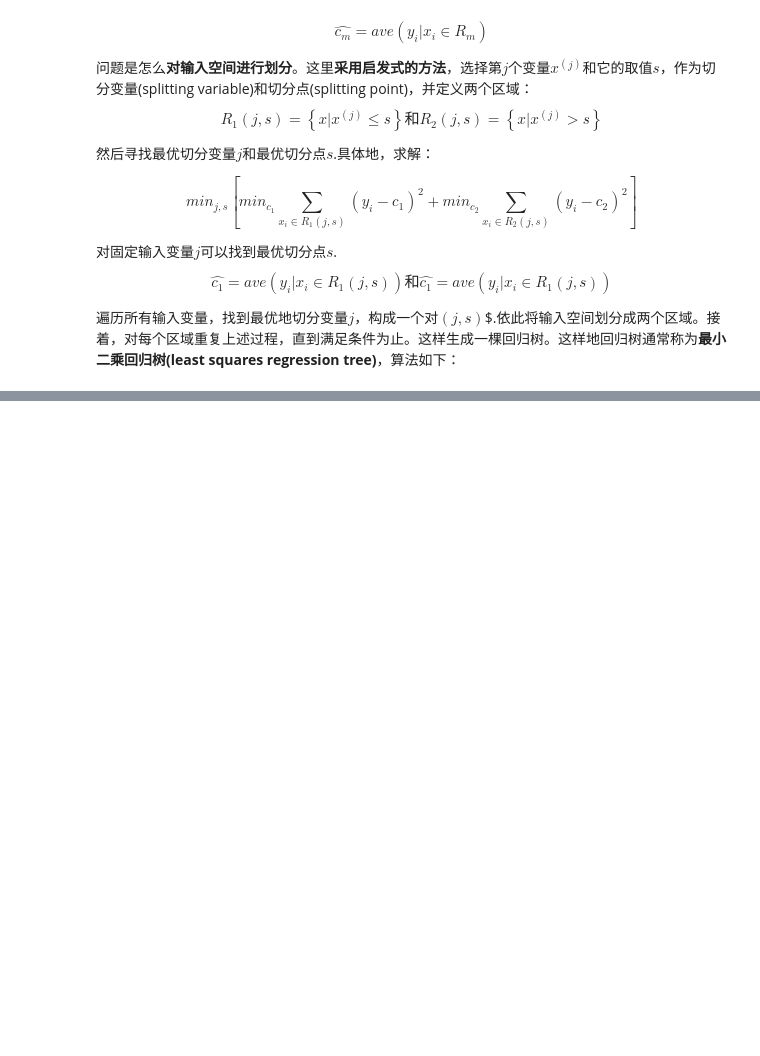
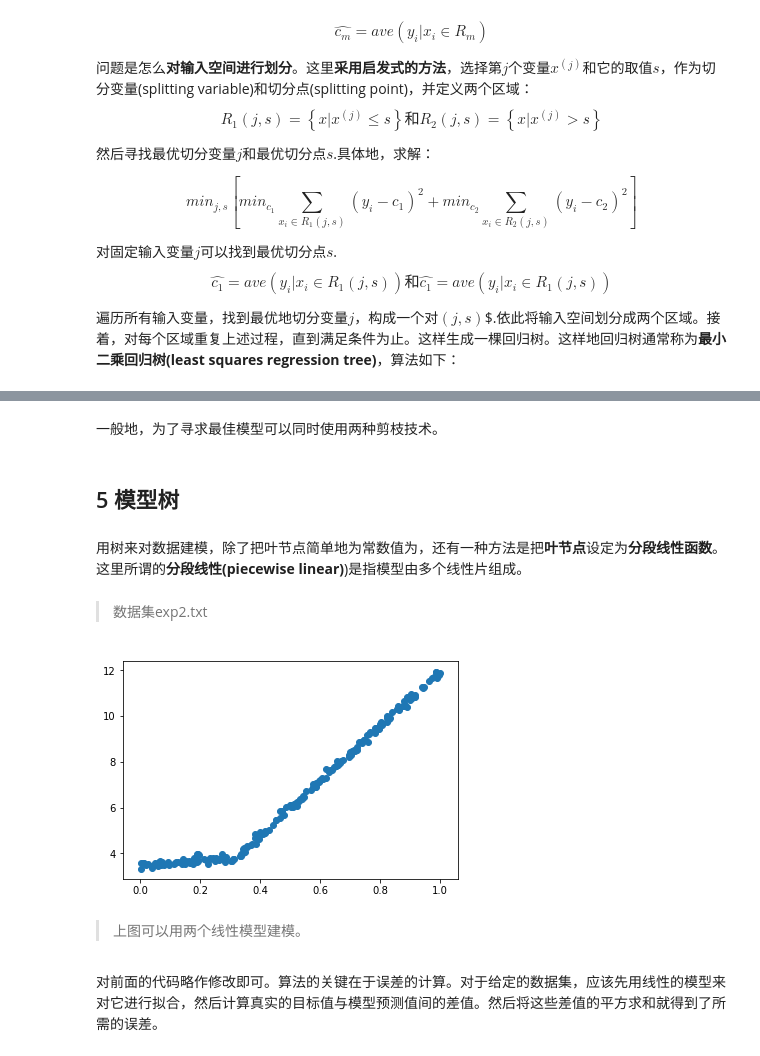
Before and after one commit to libingallin/MLinAction, a Jupyter notebook: regressionTree/regTree.ipynb, the cells around one changed output, grey strips where cells are left out. Saved outputs shown, nothing was run; the diff lists cells and outputs as text; code cells hidden in the pictures; blank space fills up the shorter version.

```diff
--- a/regressionTree/regTree.ipynb
+++ b/regressionTree/regTree.ipynb
@@ -90,0 +379,31 @@ $$f(x) = \sum_{m=1}^M \hat{c_m}I(x\in R_m)$$
+# %% [markdown]
+一般地，为了寻求最佳模型可以同时使用两种剪枝技术。
+# %% [markdown]
+## 5 模型树
+# %% [markdown]
+用树来对数据建模，除了把叶节点简单地为常数值为，还有一种方法是把**叶节点**设定为**分段线性函数**。这里所谓的**分段线性(piecewise linear)**)是指模型由多个线性片组成。
+# %%
+import matplotlib.pyplot as plt
+import numpy as np
+%matplotlib inline
+
+
+def pltData():
+    data = []
+    fr = open('exp2.txt')
+    for line in fr.readlines():
+        curLine = line.rstrip().split('\t')
+        fltLine = map(float, curLine)
+        data.append(fltLine)
+    data = np.array(data)
+    plt.scatter(data[:, 0], data[:, 1])
+# %% [markdown]
+> 数据集exp2.txt
+# %%
+pltData()
+# %% [output]
+[figure, added]
+# %% [markdown]
+> 上图可以用两个线性模型建模。
+# %% [markdown]
+对前面的代码略作修改即可。算法的关键在于误差的计算。对于给定的数据集，应该先用线性的模型来对它进行拟合，然后计算真实的目标值与模型预测值间的差值。然后将这些差值的平方求和就得到了所需的误差。
```
Also changed, not shown: parts of 49 cells of this notebook.
